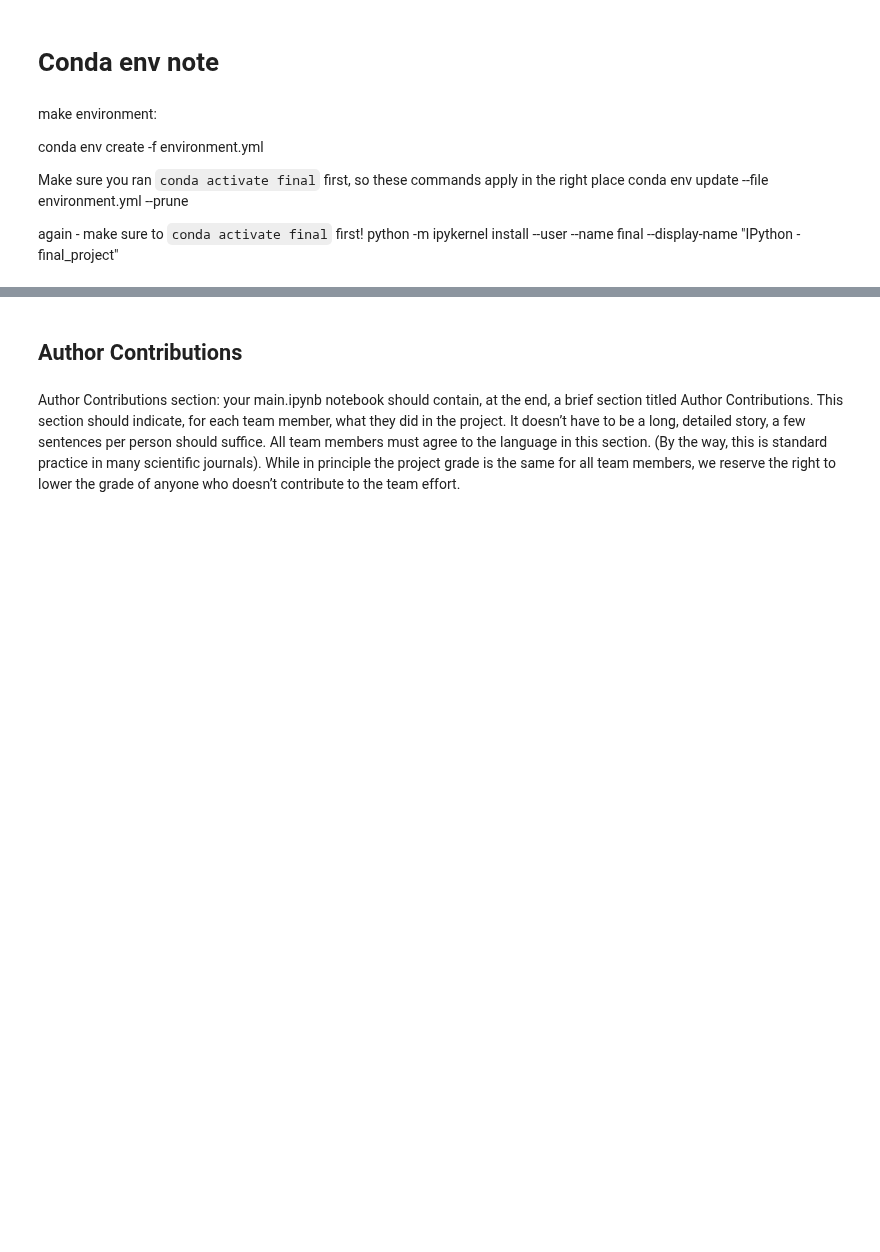
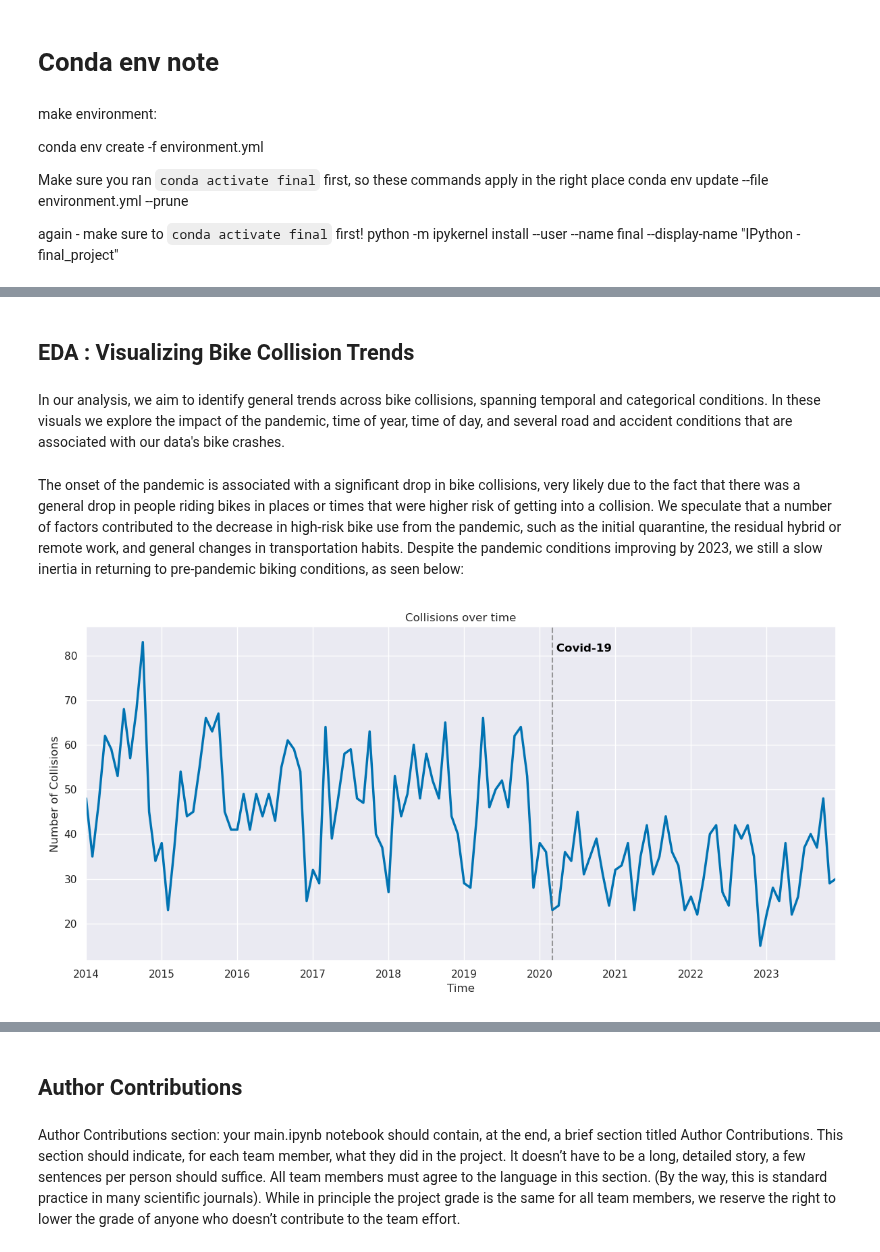
Before and after one commit to UCB-stat-159-f25/final-group07, a Jupyter notebook: main.ipynb, the cells around one changed output, grey strips where cells are left out. Cells and saved outputs as stored; diff of their text form; code cells hidden in the pictures; blank space fills up the shorter version.

```diff
--- a/main.ipynb
+++ b/main.ipynb
@@ -18,0 +57,10 @@ python -m ipykernel install --user --name final --display-name "IPython - final_
+# %% [markdown]
+## EDA : Visualizing Bike Collision Trends
+# %% [markdown]
+In our analysis, we aim to identify general trends across bike collisions, spanning temporal and categorical conditions. In these visuals we explore the impact of the pandemic, time of year, time of day, and several road and accident conditions that are associated with our data's bike crashes.
+# %% [markdown]
+The onset of the pandemic is associated with a significant drop in bike collisions, very likely due to the fact that there was a general drop in people riding bikes in places or times that were higher risk of getting into a collision. We speculate that a number of factors contributed to the decrease in high-risk bike use from the pandemic, such as the initial quarantine, the residual hybrid or remote work, and general changes in transportation habits. Despite the pandemic conditions improving by 2023, we still a slow inertia in returning to pre-pandemic biking conditions, as seen below:
+# %%
+Image(filename = "figures/Collisions_by_year.png")
+# %% [output]
+[figure, added]
```
Also changed, not shown: parts of 21 cells of this notebook, 13 other files.
